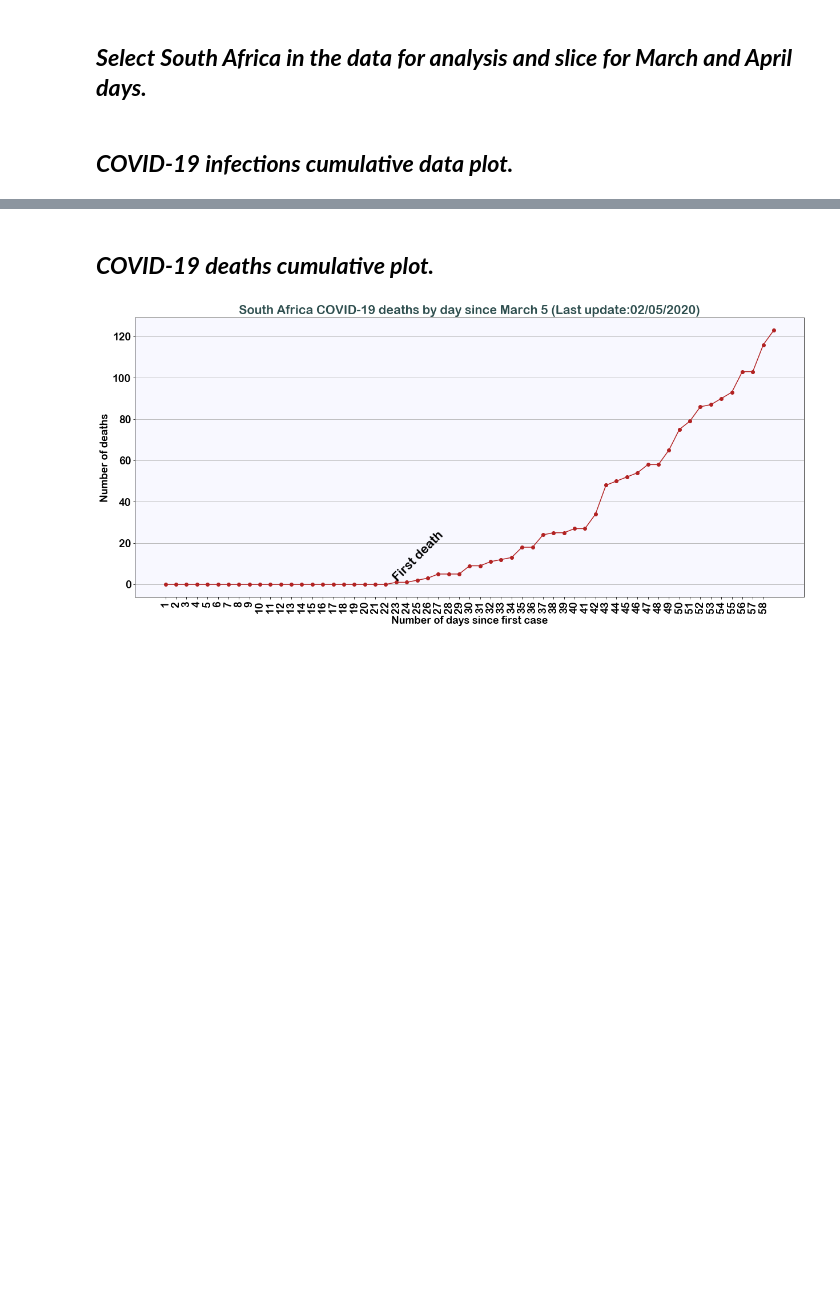
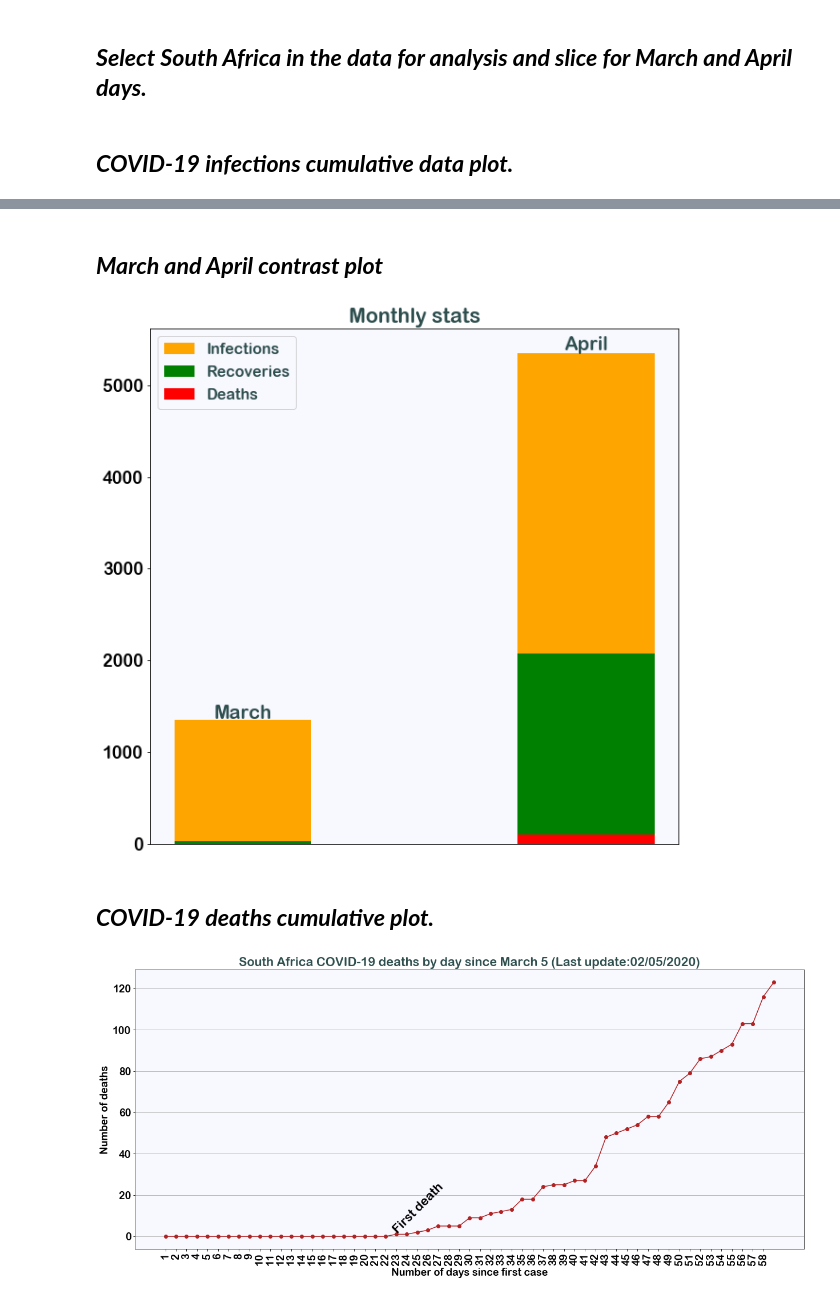
Before and after one commit to mckabuza/South-Africa-COVID-19-Data-Visualization, a Jupyter notebook: SA COVID-19 April.ipynb, the cells around one changed output, grey strips where cells are left out. Cells and saved outputs as stored; diff of their text form; code cells hidden in the pictures; blank space fills up the shorter version.

```diff
--- a/SA COVID-19 April.ipynb
+++ b/SA COVID-19 April.ipynb
@@ -61,3 +62,25 @@ plt.show()
+# %% [markdown]
+## **_March and April contrast plot_**
+# %%
+SA_deaths = deaths[deaths['Country/Region']=='South Africa']
+march = SA_deaths[SA_deaths['ObservationDate'] == '03/31/2020']
+april = SA_deaths[SA_deaths['ObservationDate'] == '04/29/2020']
+plt.figure(figsize=(10,10))
+plt.title("Monthly stats")
+p1 = plt.bar(1.75,march['Confirmed'],width=0.1,color='orange')
+p2 = plt.bar(1.75,march['Recovered'],width=0.1,color='green')
+p3 = plt.bar(1.75,march['Deaths'],width=0.1,color='red')
+p1 = plt.bar(2,april['Confirmed'],width=0.1,color='orange', label='Infections')
+p2 = plt.bar(2,april['Recovered'],width=0.1,color='green', label='Recoveries')
+p3 = plt.bar(2,april['Deaths'],width=0.1,color='red', label='Deaths')
+plt.text(1.75,1360,'March',horizontalalignment='center',fontsize=20)
+plt.text(2,5380,'April',horizontalalignment='center',fontsize=20)
+plt.xticks(range(2,3))
+plt.xticks([])
+plt.legend(loc='best',fontsize=16)
+plt.show()
+# %% [output]
+[figure, added]
 # %% [markdown]
 ## **_COVID-19 deaths cumulative plot._**
 # %%
```
Also changed, not shown: parts of 12 cells of this notebook.
